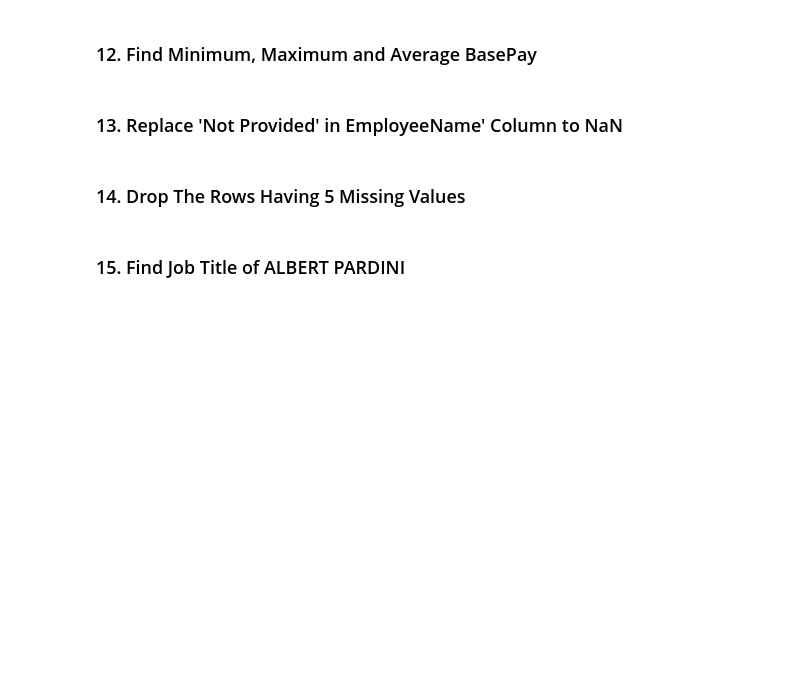
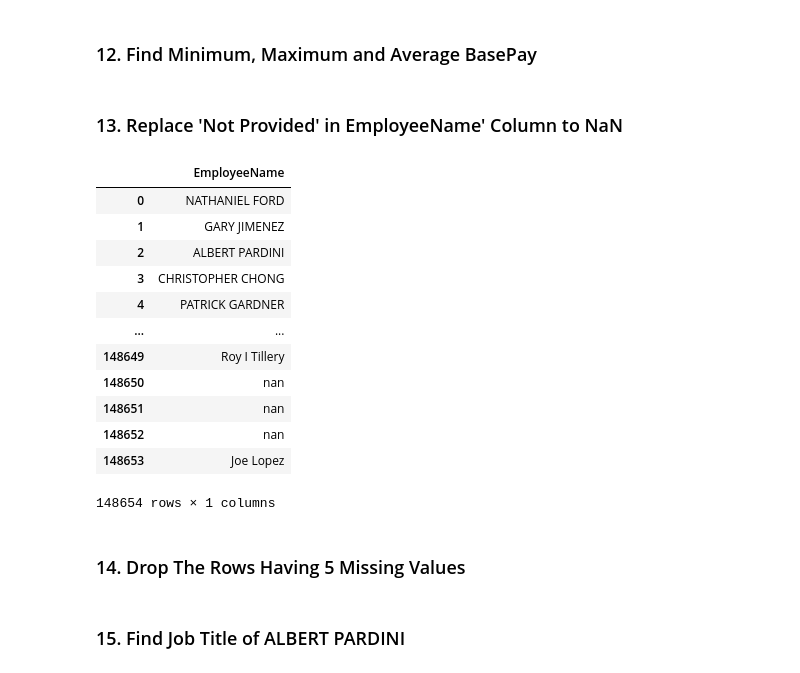
Before and after one commit to gautam7-github/ML-Algos, a Jupyter notebook: BasicEDA/exer2_salary_dataset.ipynb, the cells around one changed output. Drawn from its saved outputs; the diff is of its cells as text; code cells hidden in the pictures; blank space fills up the shorter version.

```diff
--- a/BasicEDA/exer2_salary_dataset.ipynb
+++ b/BasicEDA/exer2_salary_dataset.ipynb
@@ -1,7 +1,7 @@
 # %%
 import pandas as pd
 # %%
-data = pd.read_csv('Salaries.csv')
+data = pd.read_csv('./exer2_salary_dataset.csv')
 # %% [markdown]
 ### 1.Display Top 10 Rows of The Dataset
 # %%
@@ -138,3 +159,21 @@ data['JobTitle'].str.contains('Captain').sum()
+# %%
+data["EmployeeName"] = data["EmployeeName"].apply(lambda x: x.replace("Not provided", f"{np.nan}"))
+# %%
+data[['EmployeeName']]
+# %% [output]
+|  | EmployeeName |
+| 0 | NATHANIEL FORD |
+| 1 | GARY JIMENEZ |
+| 2 | ALBERT PARDINI |
+| 3 | CHRISTOPHER CHONG |
+| 4 | PATRICK GARDNER |
+| ... | ... |
+| 148649 | Roy I Tillery |
+| 148650 | nan |
+| 148651 | nan |
+| 148652 | nan |
+| 148653 | Joe Lopez |
+148654 rows × 1 columns
 # %% [markdown]
 ### 14. Drop The Rows Having 5 Missing Values
 # %% [markdown]
```
Also changed, not shown: parts of 3 cells of this notebook, 5 other files.
